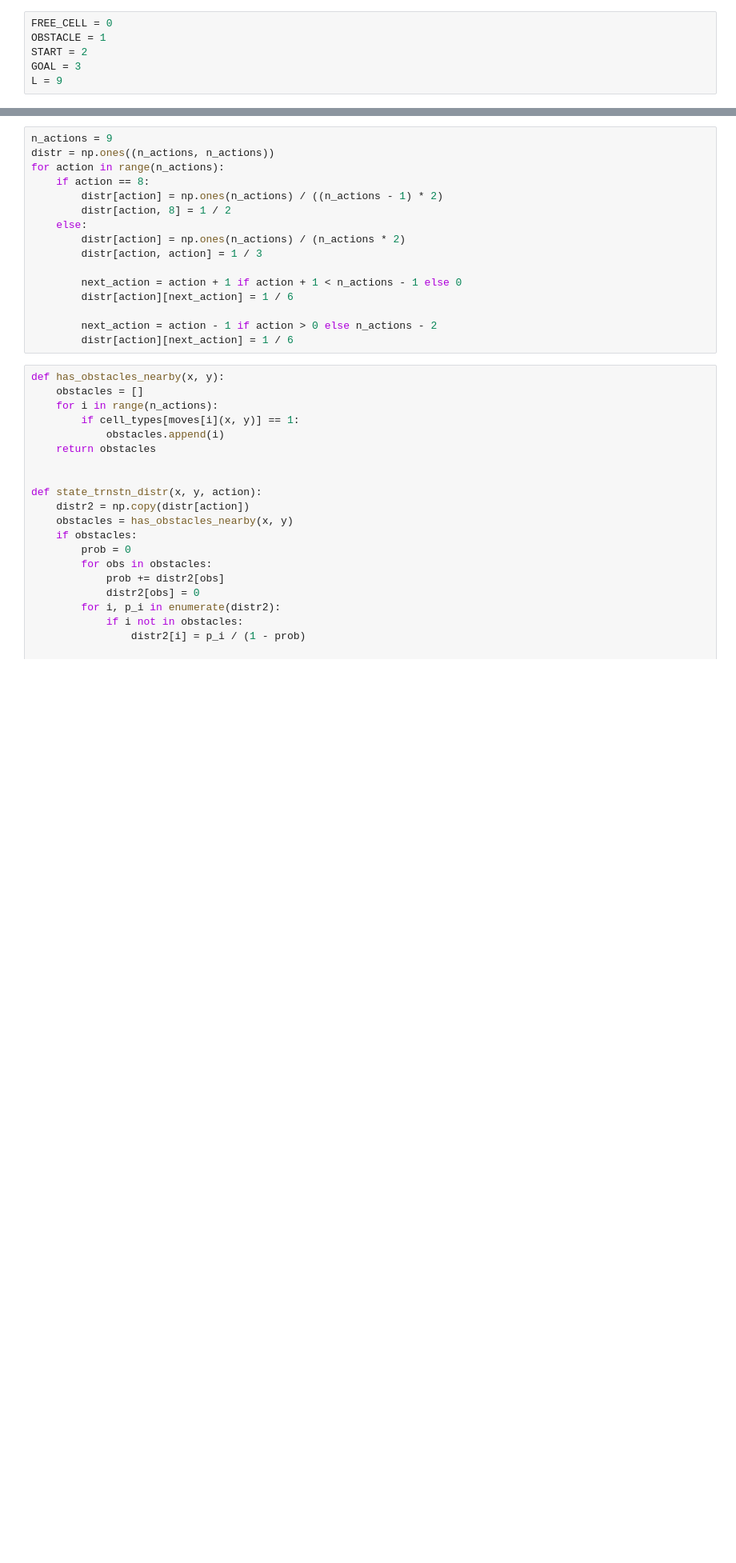
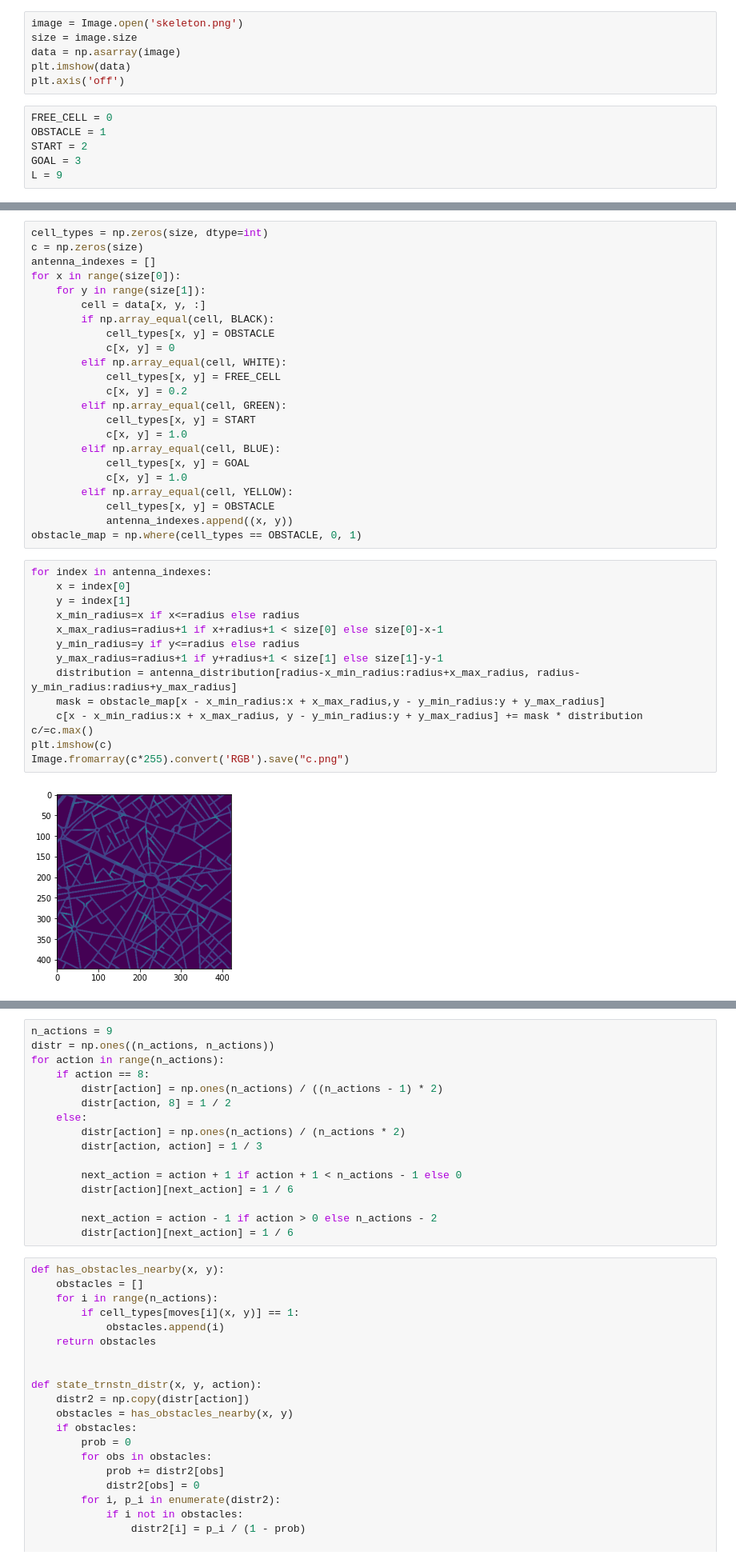
Before and after one commit to mluigi/gridworlds, a Jupyter notebook: Path Planning in Urban Areas.ipynb, the cells around one changed output, grey strips where cells are left out. Shown at 80% size. Cells and saved outputs as stored; diff of their text form; blank space fills up the shorter version.

```diff
--- a/Path Planning in Urban Areas.ipynb
+++ b/Path Planning in Urban Areas.ipynb
@@ -16,3 +37,9 @@ plt.imshow(image)
+# %%
+image = Image.open('skeleton.png')
+size = image.size
+data = np.asarray(image)
+plt.imshow(data)
+plt.axis('off')
 # %%
 FREE_CELL = 0
 OBSTACLE = 1
@@ -22 +83,40 @@ L = 9
+# %%
+cell_types = np.zeros(size, dtype=int)
+c = np.zeros(size)
+antenna_indexes = []
+for x in range(size[0]):
+    for y in range(size[1]):
+        cell = data[x, y, :]
+        if np.array_equal(cell, BLACK):
+            cell_types[x, y] = OBSTACLE
+            c[x, y] = 0
+        elif np.array_equal(cell, WHITE):
+            cell_types[x, y] = FREE_CELL
+            c[x, y] = 0.2
+        elif np.array_equal(cell, GREEN):
+            cell_types[x, y] = START
+            c[x, y] = 1.0
+        elif np.array_equal(cell, BLUE):
+            cell_types[x, y] = GOAL
+            c[x, y] = 1.0
+        elif np.array_equal(cell, YELLOW):
+            cell_types[x, y] = OBSTACLE
+            antenna_indexes.append((x, y))
+obstacle_map = np.where(cell_types == OBSTACLE, 0, 1)
+# %%
+for index in antenna_indexes:
+    x = index[0]
+    y = index[1]
+    x_min_radius=x if x<=radius else radius
+    x_max_radius=radius+1 if x+radius+1 < size[0] else size[0]-x-1
+    y_min_radius=y if y<=radius else radius
+    y_max_radius=radius+1 if y+radius+1 < size[1] else size[1]-y-1
+    distribution = antenna_distribution[radius-x_min_radius:radius+x_max_radius, radius-y_min_radius:radius+y_max_radius]
+    mask = obstacle_map[x - x_min_radius:x + x_max_radius,y - y_min_radius:y + y_max_radius]
+    c[x - x_min_radius:x + x_max_radius, y - y_min_radius:y + y_max_radius] += mask * distribution
+c/=c.max()
+plt.imshow(c)
+Image.fromarray(c*255).convert('RGB').save("c.png")
+# %% [output]
+[figure, added]
 # %%
```
Also changed, not shown: parts of 13 cells of this notebook, 4 other files.
